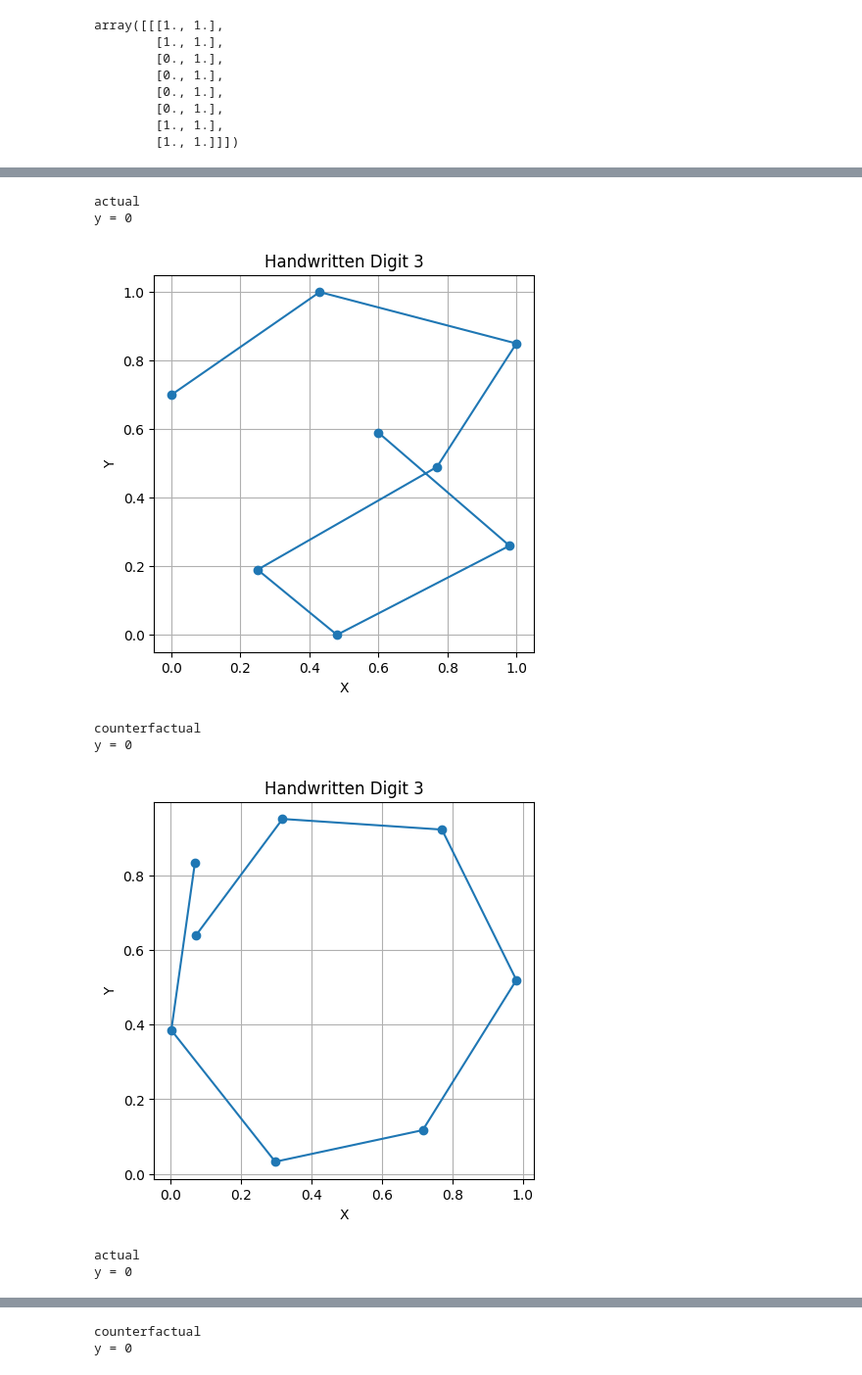
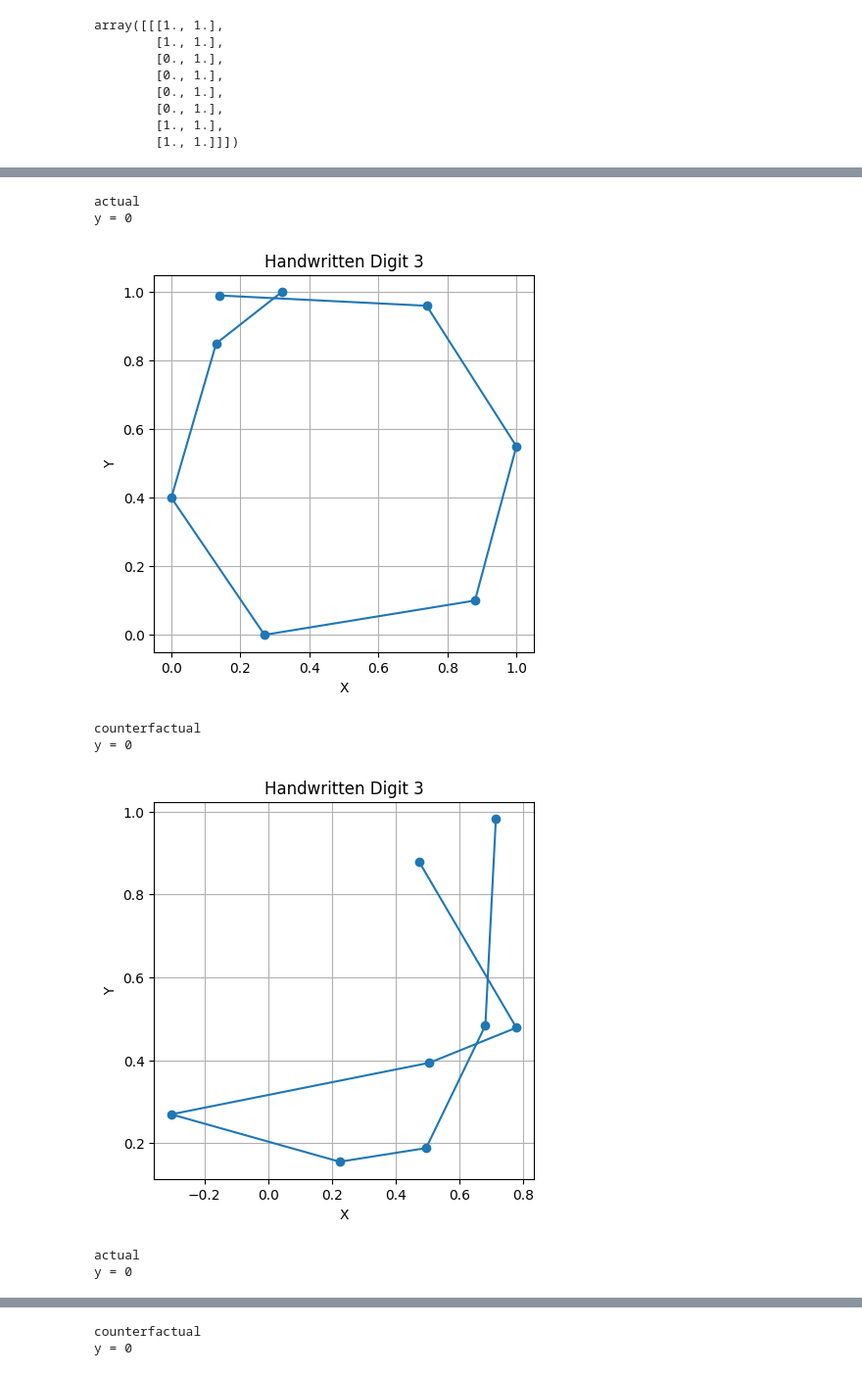
Before and after one commit to stellagerantoni/LatentCfMultivariate, a Jupyter notebook: multivariate_pendigits.ipynb, the cells around one changed output, grey strips where cells are left out. Shown at 98% size. Drawn from its saved outputs; the diff is of its cells as text; code cells hidden in the pictures.

```diff
--- a/multivariate_pendigits.ipynb
+++ b/multivariate_pendigits.ipynb
@@ -391,12 +394,12 @@ array([[[1., 1.],
 # %%
 reset_seeds()
 cf_model = ModifiedLatentCF(
-    probability=0.5,tolerance=1e-6, max_iter=100, optimizer=tf.keras.optimizers.legacy.Adam(learning_rate=0.0001),autoencoder = autoencoder,
+    probability=0.9,tolerance=1e-6, max_iter=1000, optimizer=tf.keras.optimizers.legacy.Adam(learning_rate=0.001),autoencoder = autoencoder,
     pred_margin_weight=1, step_weights = step_weights, random_state= RANDOM_STATE)
 cf_model.fit(cnnClassifier)
 
-y_neg = y_train_classes[y_train_classes == 0][0:5]
-X_neg = X_train[y_train_classes == 0][0:5]
+y_neg = y_train_classes[y_train_classes == 0][10:15]
+X_neg = X_train[y_train_classes == 0][10:15]
 
 
 with warnings.catch_warnings():
@@ -406,6 +409,8 @@ z_pred = cnnClassifier.predict(cf_embeddings)[:, 1] # predicted probabilities of
 
 #evaluate_res = evaluate(X_pred_neg, best_cf_samples, z_pred, n_timesteps, tree, max_distance)
 #evaluate_res #  proximity, validity, cost_mean, cost_std
+
+print(f'Transformation_finished with validity_score = {validity_score(y_neg_classes,cf_pred_labels)}')
 # %% [output]
 1 samples been transformed.
 5 samples been transformed, in total.
@@ -413,5 +419,6 @@ z_pred = cnnClassifier.predict(cf_embeddings)[:, 1] # predicted probabilities of
 # %%
-for i in range(11):
+#with learning rate = 0.001 and 500 iterations
+for i in range(6):
   print("actual")
   visualise_digit(X_pred_neg,y_pred_neg,i-1,figsize = (5,5))
   print("counterfactual")
@@ -426,8 +433,8 @@ y = 0
 actual
 y = 0
-[figure, old version]
+[figure, new version]
 counterfactual
 y = 0
-[figure, old version]
+[figure, new version]
 actual
 y = 0
```
Also changed, not shown: parts of 10 cells of this notebook.
